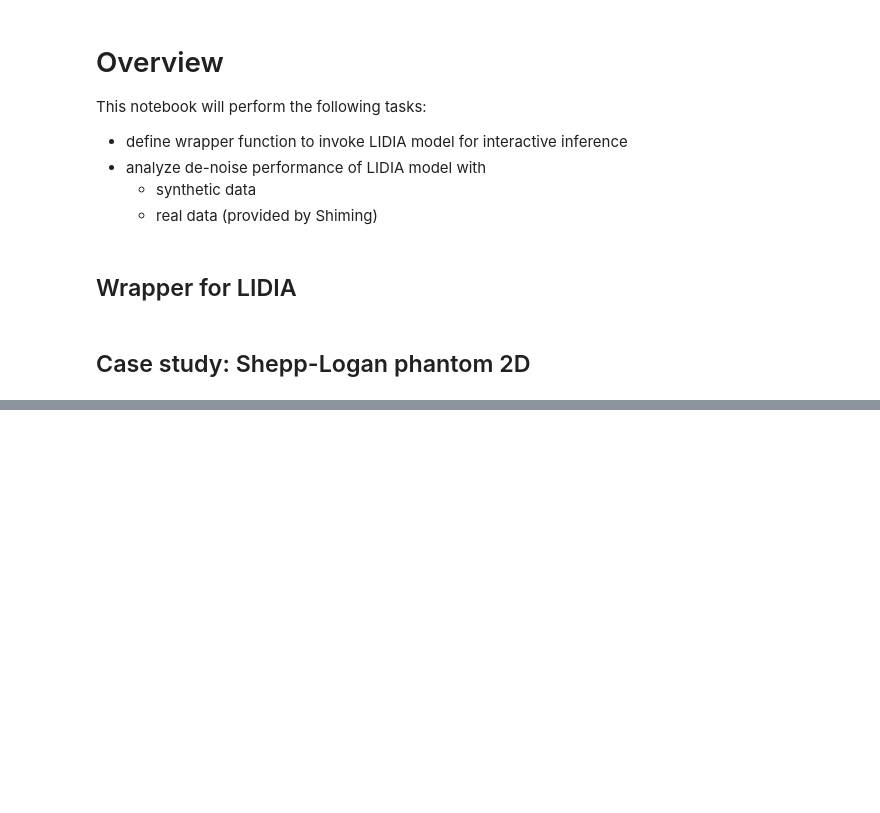
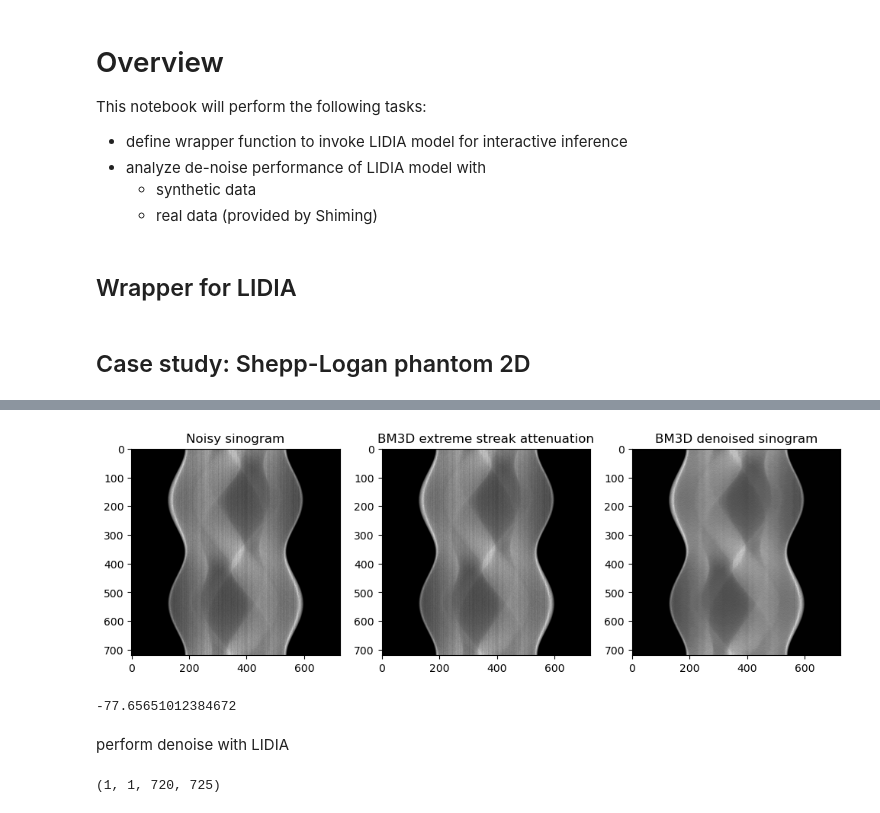
Before and after one commit to KedoKudo/TomoArtifactBenchPy, a Jupyter notebook: notebooks/evaluate_LIDIA.ipynb, the cells around one changed output, grey strips where cells are left out. Saved outputs shown, nothing was run; the diff lists cells and outputs as text; code cells hidden in the pictures; blank space fills up the shorter version.

```diff
--- a/notebooks/evaluate_LIDIA.ipynb
+++ b/notebooks/evaluate_LIDIA.ipynb
@@ -91,0 +138,28 @@ Reconstruction of Gain Error:  -0.08379143 0.037704818
+# %%
+sion_bm3d_attenuated = sion_bm3d_attenuated[:, 0, :]
+sino_bm3d = sino_bm3d[:, 0, :]
+# %%
+# visualize side by side
+fig, axs = plt.subplots(1, 3, figsize=(12, 4))
+axs[0].imshow(sino_noisy, cmap='gray')
+axs[0].set_title('Noisy sinogram')
+axs[1].imshow(sion_bm3d_attenuated, cmap='gray')
+axs[1].set_title('BM3D extreme streak attenuation')
+axs[2].imshow(sino_bm3d, cmap='gray')
+axs[2].set_title('BM3D denoised sinogram')
+plt.show()
+# %% [output]
+[figure, added]
+# %%
+calc_psnr(sino_bm3d, sino_org)
+# %% [output]
+-77.65651012384672
+# %% [markdown]
+perform denoise with LIDIA
+# %%
+# reshape the image to add a batch dim and a channel dim
+sino_noisy_reshaped = np.expand_dims(sino_noisy, axis=0)
+sino_noisy_reshaped = np.expand_dims(sino_noisy_reshaped, axis=0)
+print(sino_noisy_reshaped.shape)
+# %% [output]
+(1, 1, 720, 725)
```
Also changed, not shown: parts of 18 cells of this notebook, 2 other files.
